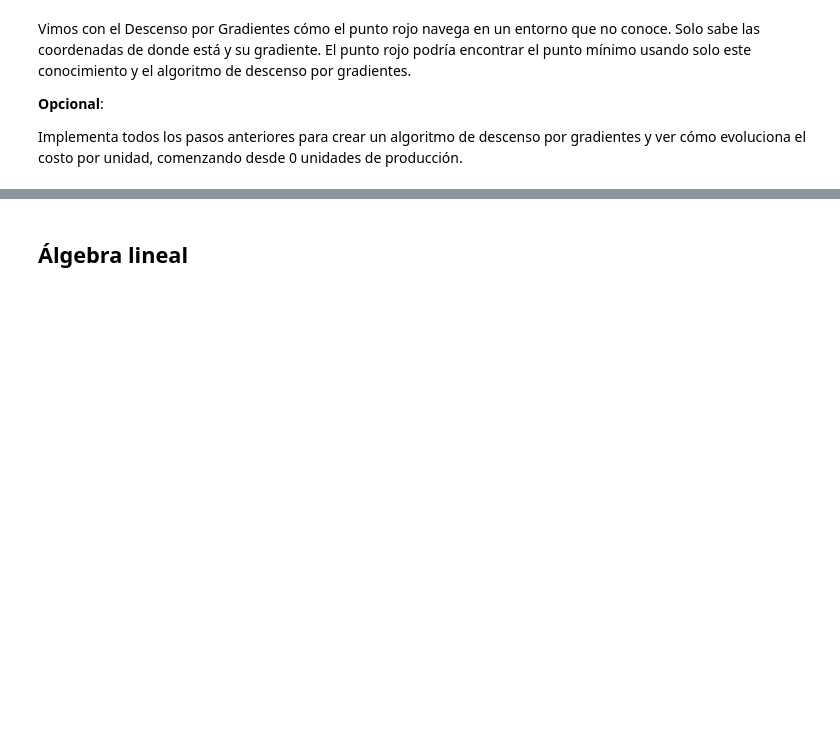
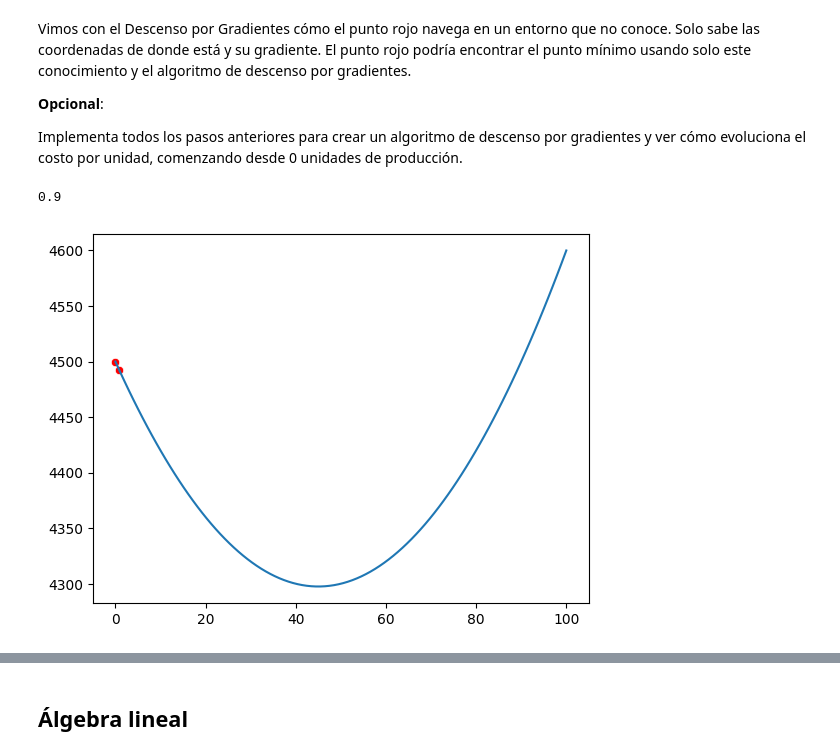
Before and after one commit to Alvaro-diez/Desarrollo-generativa, a Jupyter notebook: solutions/4. problems.es.ipynb, the cells around one changed output, grey strips where cells are left out. Drawn from its saved outputs; the diff is of its cells as text; code cells hidden in the pictures; blank space fills up the shorter version.

```diff
--- a/solutions/4. problems.es.ipynb
+++ b/solutions/4. problems.es.ipynb
@@ -279,6 +286,7 @@ Para optimizar el costo de producción por unidad en su mínimo y mejorar la efi
 # %%
 # Definir y graficar la función
-def f(x): return #FIXME
-x = #FIXME
-plt.plot() #FIXME
+def f(x): return 0.1*(x**2) - 9*x + 4500 #FIXME
+x = np.linspace(0,100) #FIXME
+plt.plot(x,f(x)) #FIXME
+plt.show()
 # %% [output]
@@ -290,3 +297,31 @@ Vimos con el Descenso por Gradientes cómo el punto rojo navega en un entorno qu
 **Opcional**:
 
 Implementa todos los pasos anteriores para crear un algoritmo de descenso por gradientes y ver cómo evoluciona el costo por unidad, comenzando desde 0 unidades de producción.
+# %%
+# Definiremos otra vez la funcion visualize() para que podamos ver correctamente la representacion de los puntos
+def visualize(f, x=None):
+
+    xArray = np.linspace(0, 100, 100)
+    yArray = f(xArray)
+    sns.lineplot(x=xArray, y=yArray)
+
+    if x is not None:
+        assert type(x) in [np.ndarray, list]
+        if type(x) is list:
+            x = np.array(x)
+
+        y = f(x)
+        sns.scatterplot(x=x, y=y, color='red')
+# %%
+# Como tenemos ya definida la funcion, haremos la derivada de la misma
+def df(x): return (0.1*2)*x - 9
+
+# La funcion de descenso de gradiente ya la tenemos creada tambien de la seccion anterior asi que simplemente definimos cuantos steps hacer y creamos el grafico
+# Haremos los steps paso a paso, comenzando con x=0
+x=0
+x, collXs = gradient_descent(x, nsteps=1)
+print(x)
+visualize(f, x=collXs)
+# %% [output]
+0.9
+[figure, added]
```
Also changed, not shown: parts of 22 cells of this notebook.
